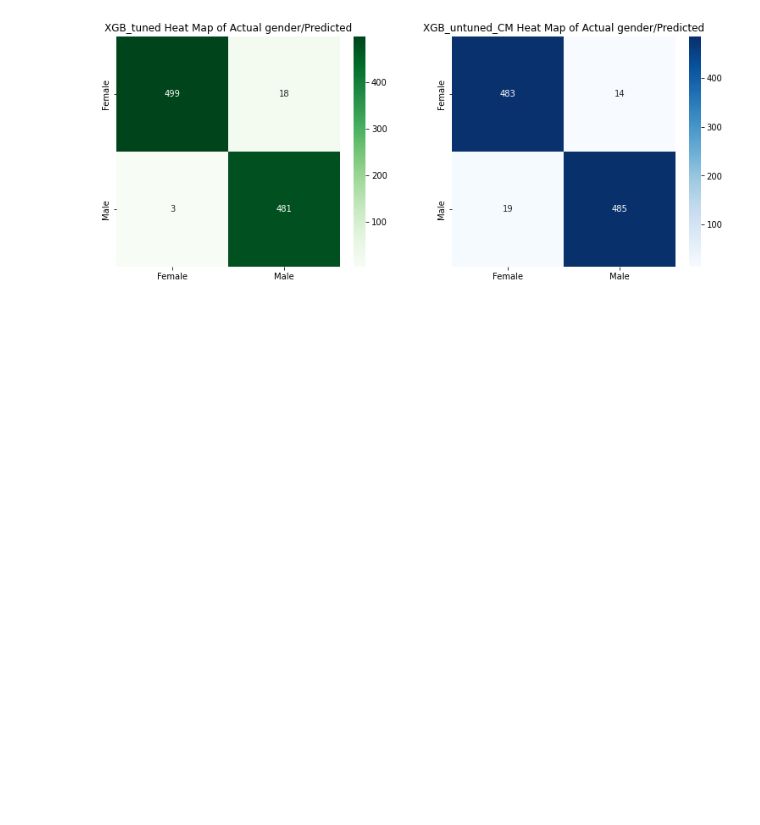
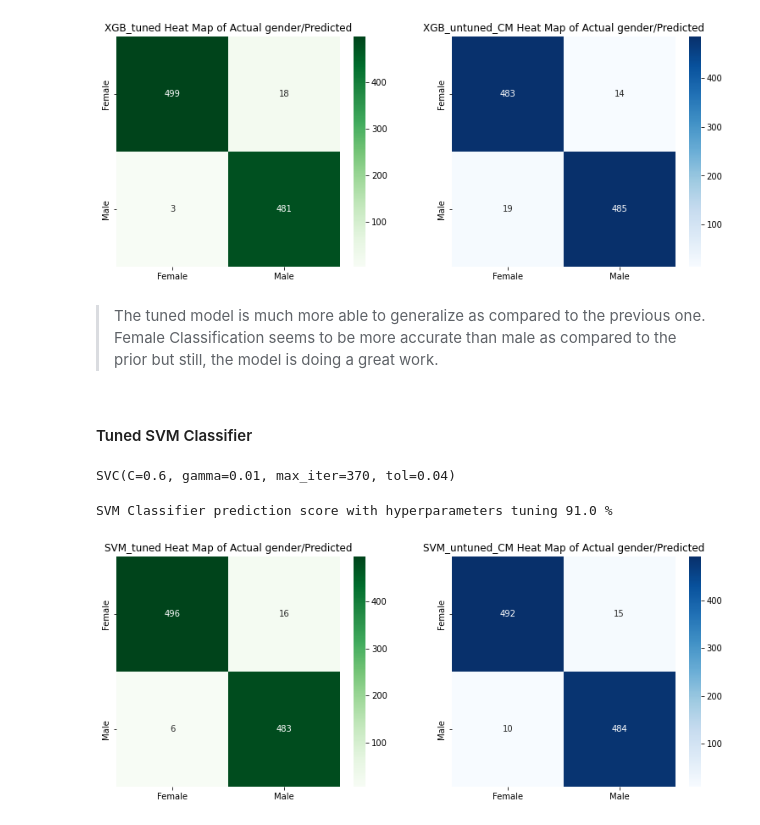
Before and after one commit to munas-git/Gender-classification, a Jupyter notebook: gender-classification.ipynb, the cells around one changed output. Saved outputs shown, nothing was run; the diff lists cells and outputs as text; code cells hidden in the pictures; blank space fills up the shorter version.

Commit message:
SVM hyperparameters tuning complete

```diff
--- a/gender-classification.ipynb
+++ b/gender-classification.ipynb
@@ -453,3 +435,37 @@ plt.title("XGB_untuned_CM Heat Map of Actual gender/Predicted")
 plt.show()
 # %% [output]
 [figure]
+# %% [markdown]
+> The tuned model is much more able to generalize as compared to the previous one. Female Classification seems to be more accurate than male as compared to the prior but still, the model is doing a great work.
+# %% [markdown]
+#### Tuned SVM Classifier
+# %%
+#XGBClassifier trained with tuned hyper-paraeters
+
+SVM_tuned_classifier = svm.SVC(gamma=0.01, C=0.6, tol=0.04, max_iter=370)
+SVM_tuned_classifier.fit(x_train, y_train)
+# %% [output]
+SVC(C=0.6, gamma=0.01, max_iter=370, tol=0.04)
+# %%
+SVM_tuned_predictions = SVM_tuned_classifier.predict(x_test)
+SVM_tuned_score = r2_score(SVM_tuned_predictions, y_test)
+SVM_tuned_score
+print('SVM Classifier prediction score with hyperparameters tuning', round(SVM_tuned_score, 2)*100,'%')
+# %% [output]
+SVM Classifier prediction score with hyperparameters tuning 91.0 %
+# %%
+SVM_tuned_CM= confusion_matrix(SVM_tuned_predictions, y_test)
+SVM_untuned_CM = confusion_matrix(SVM_predictions, y_test)
+
+plt.figure(figsize=(13,5))
+plt.subplot(1,2,1)
+sns.heatmap(SVM_tuned_CM, cmap='Greens', annot=True, fmt='', xticklabels=['Female', 'Male'], yticklabels=['Female', 'Male']) #fmt specifies format i.e 2dp percentage, whole number. float
+plt.title("SVM_tuned Heat Map of Actual gender/Predicted")
+
+plt.subplot(1,2,2)
+sns.heatmap(SVM_untuned_CM, cmap='Blues', annot=True, fmt='', xticklabels=['Female', 'Male'], yticklabels=['Female', 'Male']) #fmt specifies format i.e 2dp percentage, whole number. float
+plt.title("SVM_untuned_CM Heat Map of Actual gender/Predicted")
+
+plt.show()
+# %% [output]
+[figure, added]
```
Also changed, not shown: parts of 16 cells of this notebook.
